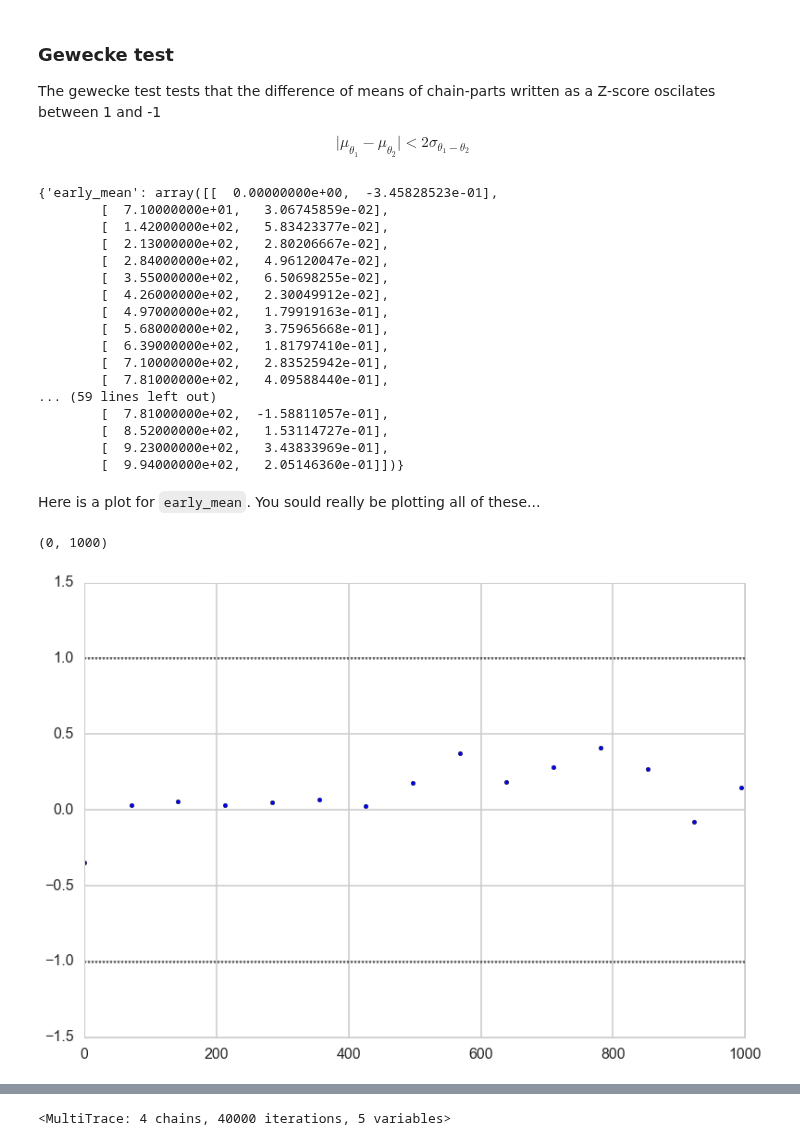
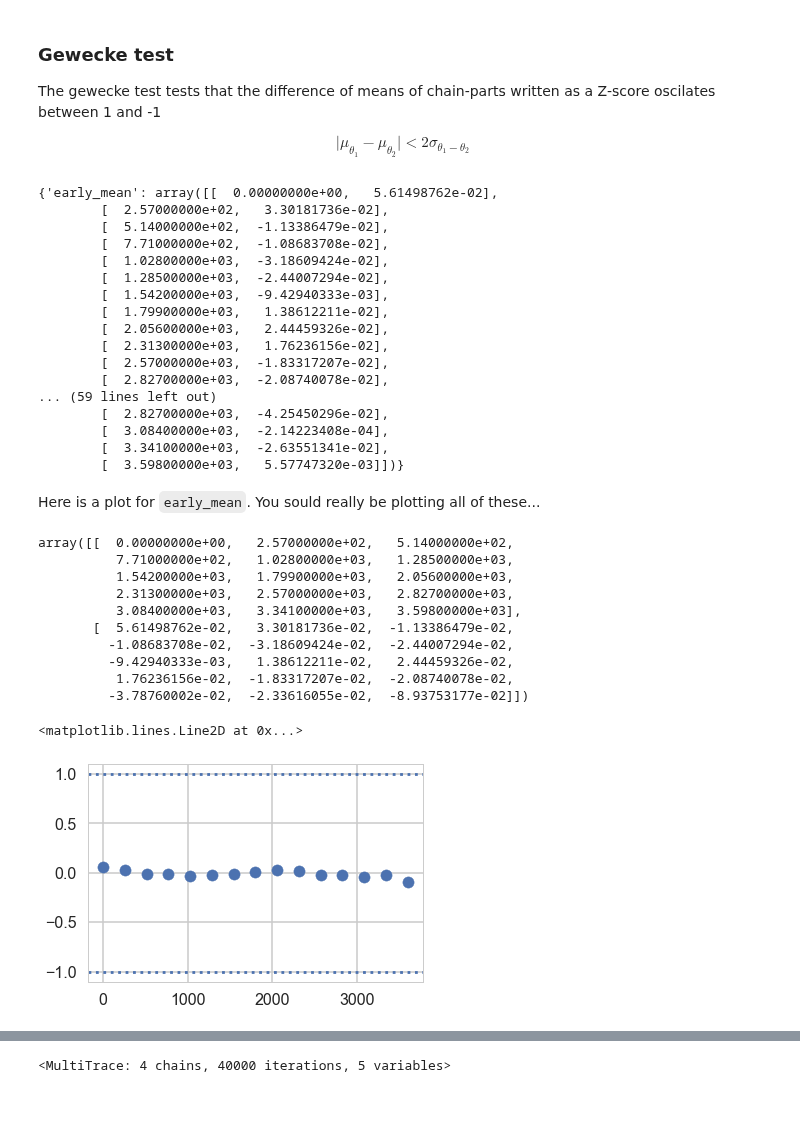
Before and after one commit to AM207/2018fall, a Jupyter notebook: wiki/switchpoint.ipynb, the cells around one changed output, grey strips where cells are left out. Saved outputs shown, nothing was run; the diff lists cells and outputs as text; code cells hidden in the pictures; blank space fills up the shorter version.

```diff
--- a/wiki/switchpoint.ipynb
+++ b/wiki/switchpoint.ipynb
@@ -143,5 +144,6 @@ array(-4.718498871295094)
 Ok, enough talk, lets sample:
 # %%
 with coaldis1:
-    stepper=pm.Metropolis()
-    trace = pm.sample(40000, step=stepper)
+    #stepper=pm.Metropolis()
+    #trace = pm.sample(40000, step=stepper)
+    trace = pm.sample(40000)
@@ -263,40 +311,49 @@ $$\vert \mu_{\theta_1}  - \mu_{\theta_2}  \vert < 2 \sigma_{\theta_1 - \theta_2}
 # %%
 from pymc3 import geweke
 
-with coaldis1:
-    stepper=pm.Metropolis()
-    tr = pm.sample(2000, step=stepper)
-
-z = geweke(tr, intervals=15)
+z = geweke(t2, intervals=15)[0]
 # %%
 z
 # %% [output]
-{'early_mean': array([[  0.00000000e+00,  -3.45828523e-01],
-        [  7.10000000e+01,   3.06745859e-02],
-        [  1.42000000e+02,   5.83423377e-02],
-        [  2.13000000e+02,   2.80206667e-02],
-        [  2.84000000e+02,   4.96120047e-02],
-        [  3.55000000e+02,   6.50698255e-02],
-        [  4.26000000e+02,   2.30049912e-02],
-        [  4.97000000e+02,   1.79919163e-01],
-        [  5.68000000e+02,   3.75965668e-01],
-        [  6.39000000e+02,   1.81797410e-01],
-        [  7.10000000e+02,   2.83525942e-01],
-        [  7.81000000e+02,   4.09588440e-01],
+{'early_mean': array([[  0.00000000e+00,   5.61498762e-02],
+        [  2.57000000e+02,   3.30181736e-02],
+        [  5.14000000e+02,  -1.13386479e-02],
+        [  7.71000000e+02,  -1.08683708e-02],
+        [  1.02800000e+03,  -3.18609424e-02],
+        [  1.28500000e+03,  -2.44007294e-02],
+        [  1.54200000e+03,  -9.42940333e-03],
+        [  1.79900000e+03,   1.38612211e-02],
+        [  2.05600000e+03,   2.44459326e-02],
+        [  2.31300000e+03,   1.76236156e-02],
+        [  2.57000000e+03,  -1.83317207e-02],
+        [  2.82700000e+03,  -2.08740078e-02],
 ... (59 lines left out)
-        [  7.81000000e+02,  -1.58811057e-01],
-        [  8.52000000e+02,   1.53114727e-01],
-        [  9.23000000e+02,   3.43833969e-01],
-        [  9.94000000e+02,   2.05146360e-01]])}
+        [  2.82700000e+03,  -4.25450296e-02],
+        [  3.08400000e+03,  -2.14223408e-04],
+        [  3.34100000e+03,  -2.63551341e-02],
+        [  3.59800000e+03,   5.57747320e-03]])}
 # %% [markdown]
 Here is a plot for `early_mean`. You sould really be plotting all of these...
+# %%
+z['early_mean'].T
+# %% [output]
+array([[  0.00000000e+00,   2.57000000e+02,   5.14000000e+02,
+          7.71000000e+02,   1.02800000e+03,   1.28500000e+03,
+          1.54200000e+03,   1.79900000e+03,   2.05600000e+03,
+          2.31300000e+03,   2.57000000e+03,   2.82700000e+03,
+          3.08400000e+03,   3.34100000e+03,   3.59800000e+03],
+       [  5.61498762e-02,   3.30181736e-02,  -1.13386479e-02,
+         -1.08683708e-02,  -3.18609424e-02,  -2.44007294e-02,
+         -9.42940333e-03,   1.38612211e-02,   2.44459326e-02,
+          1.76236156e-02,  -1.83317207e-02,  -2.08740078e-02,
+         -3.78760002e-02,  -2.33616055e-02,  -8.93753177e-02]])
 # %%
 plt.scatter(*z['early_mean'].T)
-plt.hlines([-1,1], 0, 1000, linestyles='dotted')
-plt.xlim(0, 1000)
+plt.axhline(-1, 0, 1, linestyle='dotted')
+plt.axhline(1, 0, 1, linestyle='dotted')
 # %% [output]
-(0, 1000)
+<matplotlib.lines.Line2D at 0x...>
-[figure, old version]
+[figure, new version]
 # %% [markdown]
 ### Gelman-Rubin
 
```
Also changed, not shown: parts of 41 cells of this notebook, 35 other files.
